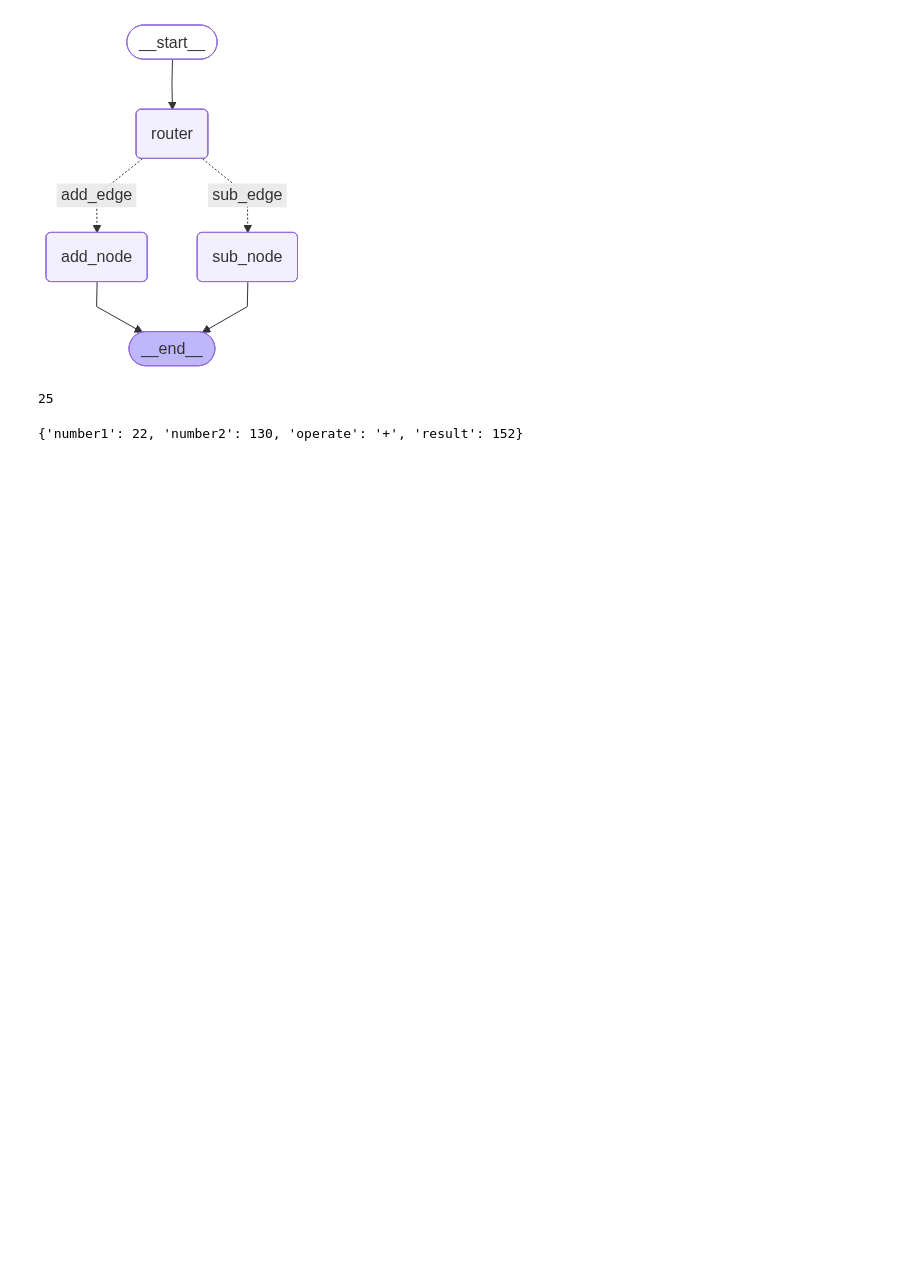
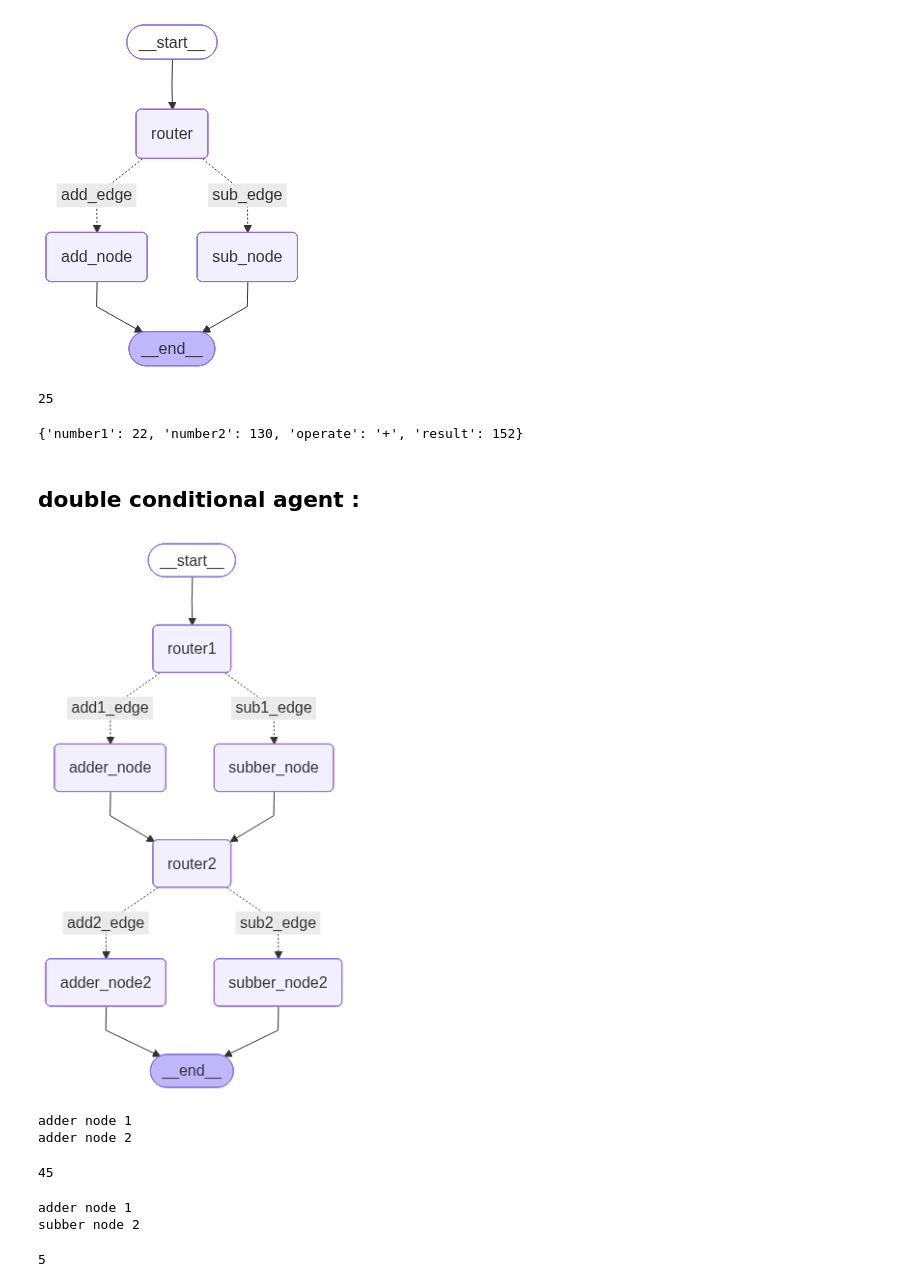
Before and after one commit to mahikshith/Langgraph, a Jupyter notebook: Adding_nodes.ipynb, the cells around one changed output. Saved outputs shown, nothing was run; the diff lists cells and outputs as text; code cells hidden in the pictures; blank space fills up the shorter version.

Commit message:
double conditional nodes

```diff
--- a/Adding_nodes.ipynb
+++ b/Adding_nodes.ipynb
@@ -369,3 +369,5 @@ intail  =condit(number1 = 22 , number2 = 130 , operate = "+")
 app.invoke(intail)
 # %% [output]
 {'number1': 22, 'number2': 130, 'operate': '+', 'result': 152}
+# %% [markdown]
+## double conditional agent :
@@ -371,0 +466,76 @@ app.invoke(intail)
+# %%
+# graph
+
+gf = StateGraph(doubleroute)
+
+gf.add_node("adder_node",add1)
+gf.add_node("subber_node",sub1)
+
+gf.add_node("adder_node2",add2)
+gf.add_node("subber_node2",sub2)
+
+gf.add_node("router1",lambda state: state)  # acting like a pass through [creating router node]
+
+gf.add_node("router2",lambda state: state)
+
+gf.add_edge(START,"router1")
+
+gf.add_conditional_edges("router1",decide1, # edge : node
+
+                         {"add1_edge" : "adder_node",
+                          "sub1_edge" : "subber_node"})
+
+
+gf.add_edge("adder_node","router2")
+gf.add_edge("subber_node","router2")
+
+gf.add_conditional_edges("router2",decide2,
+                         # edge : node
+                         {"add2_edge" : "adder_node2",
+                          "sub2_edge" : "subber_node2"})
+
+gf.add_edge("adder_node2",END)
+gf.add_edge("subber_node2",END)
+
+
+app = gf.compile()
+# %%
+app
+# %% [output]
+[figure, added]
+# %%
+intial = doubleroute(number1 = 10, operation1 = "+", number2 = 15, number3 = 20, operation2 = "+")
+
+ans = app.invoke(intial)
+
+  # number1 : int
+  # operation1 : str
+
+  # number2 : int
+
+  # number3 : int
+
+  # operation2 : str
+
+
+  # result1 : int
+
+  # result2 : int
+# %% [output]
+adder node 1
+adder node 2
+# %%
+ans["result2"]
+# %% [output]
+45
+# %%
+rap = doubleroute(number1 = 10, operation1 = "+", number2 = 15, number3 = 20, operation2 = "-")
+
+ans = app.invoke(rap)
+# %% [output]
+adder node 1
+subber node 2
+# %%
+ans["result2"]
+# %% [output]
+5
```
Also changed, not shown: parts of 3 cells of this notebook.
